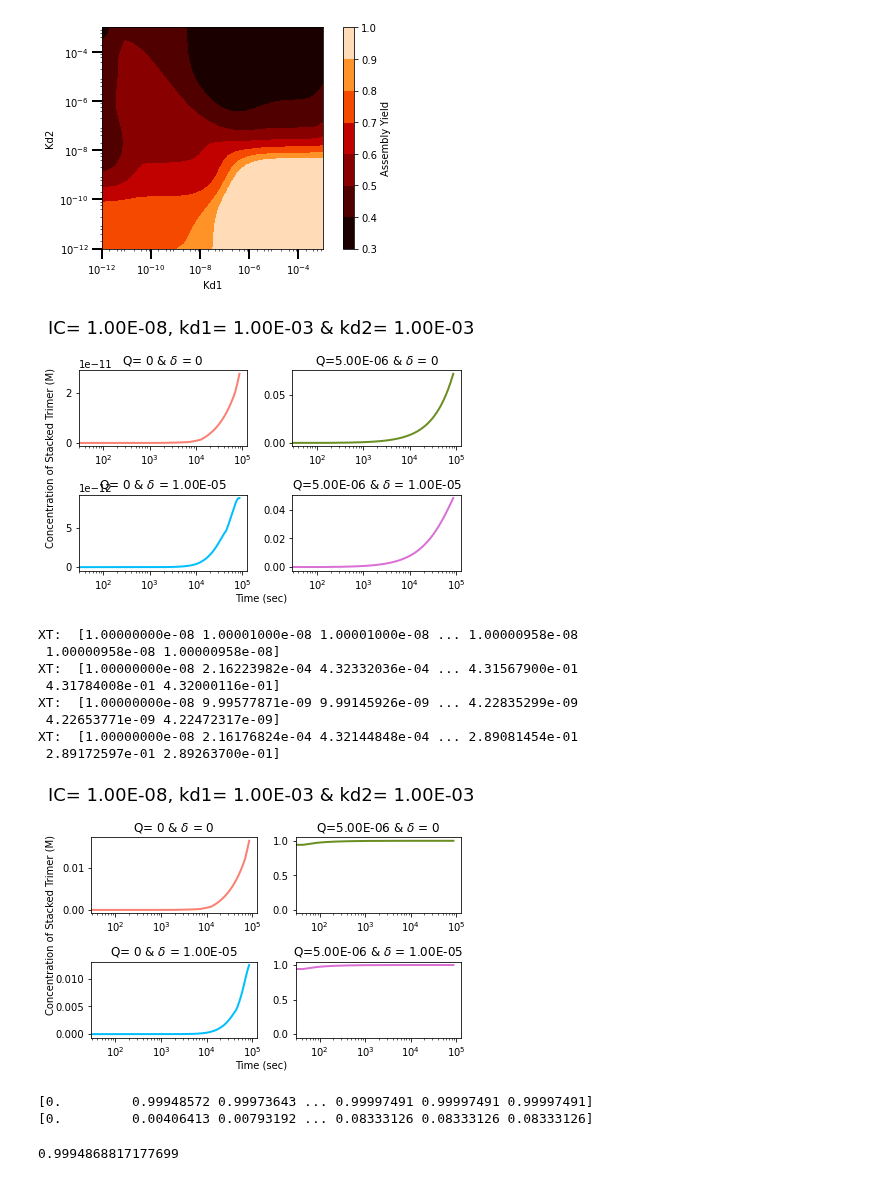
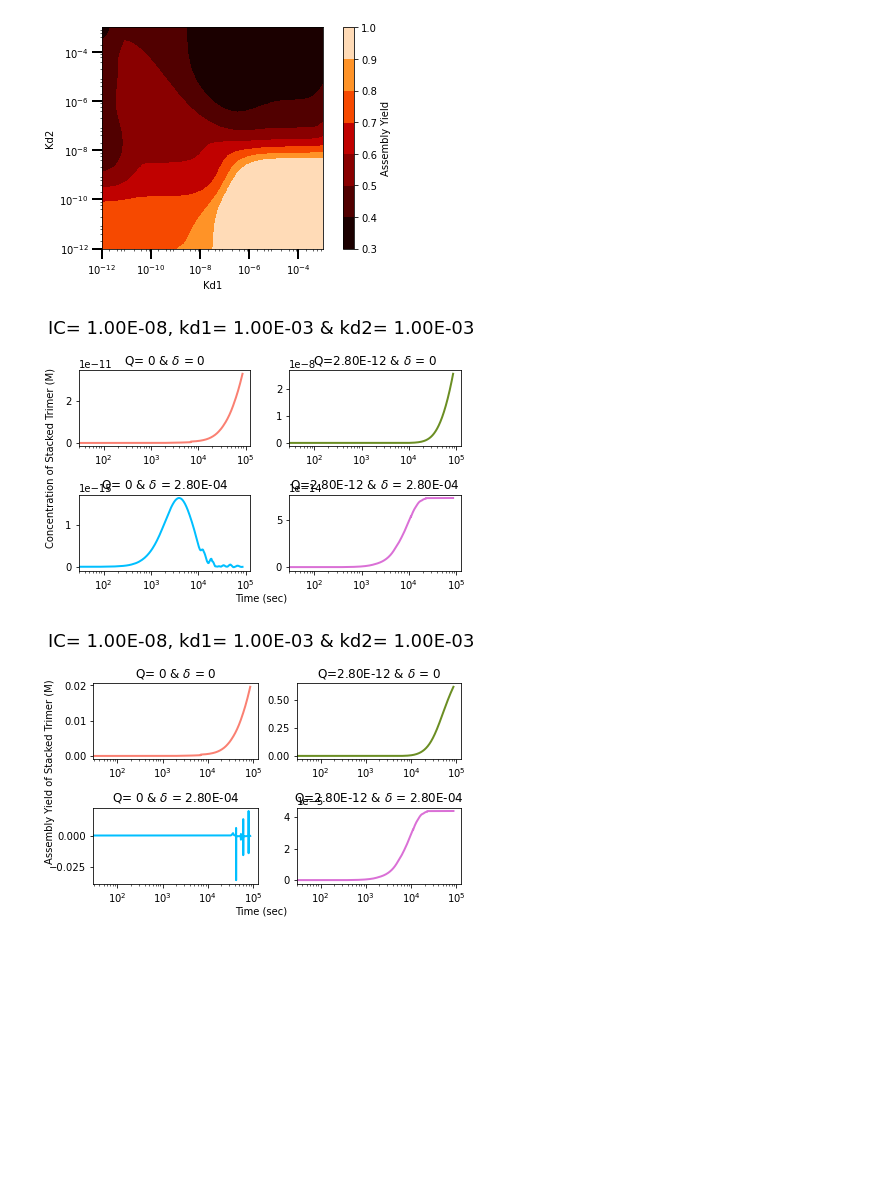
Before and after one commit to llagunes-324B21/Persephone_SR, a Jupyter notebook: April_2022/LL_SR_04_2022.ipynb, the cells around one changed output. Saved outputs shown, nothing was run; the diff lists cells and outputs as text; code cells hidden in the pictures; blank space fills up the shorter version.

```diff
--- a/April_2022/LL_SR_04_2022.ipynb
+++ b/April_2022/LL_SR_04_2022.ipynb
@@ -598,8 +628,8 @@ kd1 = 10**-3 # binding affinity WITHIN rings (intra)
 kd2 = 10**-3 # binding affinity BETWEEN rings (inter)
 
 # parameters to explore
-Q_main = 0.5*10**-5 # synthesis parameter term
-δ_main = 10**-5 # degradation parameter term
+δ_main = 2.8*10**-4 # degradation parameter term
+Q_main = IC_1*δ_main # synthesis parameter term
 # parameters for integration
 # To intgrate ODEs, we need a vector for time
 states_0 = [IC_1,0.0, 0.0,0.0, 0.0,0.0, 0.0,0.0, 0.0,0.0, 0.0,0.0]
@@ -611,22 +641,22 @@ t = np.linspace(0,tEnd,2000)
 # --- no synth or deg ---
 δ_1 = 0; Q_1 = 0 # synthesis rate parameter
 δ = δ_1; Q = Q_1
-solution_1 = odeint(stackedTrimer,states_0,t,rtol = 1e-10, atol = 1e-10)
+solution_1 = odeint(stackedTrimer,states_0,t,rtol = 1e-12, atol = 1e-12)
 
 # --- only synth ---
 δ_2 = 0; Q_2 = Q_main # synthesis rate parameter
 δ = δ_2; Q = Q_2
-solution_2 = odeint(stackedTrimer,states_0,t,rtol = 1e-10, atol = 1e-10)
+solution_2 = odeint(stackedTrimer,states_0,t,rtol = 1e-12, atol = 1e-12)
 
 # --- only deg ---
 δ_3 = δ_main; Q_3 = 0 # synthesis rate parameter
 δ = δ_3; Q = Q_3
-solution_3 = odeint(stackedTrimer,states_0,t,rtol = 1e-10, atol = 1e-10)
+solution_3 = odeint(stackedTrimer,states_0,t,rtol = 1e-12, atol = 1e-12)
 
 # --- both synth & deg ---
 δ_4 = δ_main; Q_4 = Q_main # synthesis rate parameter
 δ = δ_4; Q = Q_4
-solution_4 = odeint(stackedTrimer,states_0,t,rtol = 1e-10, atol = 1e-10)
+solution_4 = odeint(stackedTrimer,states_0,t,rtol = 1e-12, atol = 1e-12)
 
 # --- Plot time courses ---
 
@@ -661,7 +691,7 @@ fig.tight_layout()
 
 plt.savefig('synthDeg_tc_'+today+'.eps')
 # %% [output]
-[figure, old version]
+[figure, new version]
 # %%
 # ---------------------------------------------------
 # --- Assembly Yield w Synth/Deg ---
@@ -674,52 +704,32 @@ plt.savefig('synthDeg_tc_'+today+'.eps')
 # def calcAY_synthDeg(tVec,solution_mat)
 tVec = t;
 
 Yn_1= calcAY_tc_synthDeg(tVec,solution_1); Yn_2= calcAY_tc_synthDeg(tVec,solution_2);
 Yn_3= calcAY_tc_synthDeg(tVec,solution_3); Yn_4= calcAY_tc_synthDeg(tVec,solution_4);
 
 # Now plot AY time course
 # make the above a function and save then plot multiple time courses and export the 24hr mark one!
 fig, axs = plt.subplots(2, 2)
 axs[0, 0].semilogx(tVec,Yn_1,'-', color = 'salmon',linewidth=2)
 axs[0, 1].semilogx(tVec,Yn_2,'-', color = 'olivedrab',linewidth=2)
 axs[1, 0].semilogx(tVec,Yn_3,'-', color = 'deepskyblue',linewidth=2)
 axs[1, 1].semilogx(tVec,Yn_4,'-', color = 'orchid',linewidth=2)
 
 fig.suptitle('IC= '+ ICFormat+', kd1= '+ kd1format +' & kd2= '+ kd2format, fontsize=18)
 axs[0, 0].set_title("Q= 0 & $\delta$ = 0")
 axs[0, 1].set_title("Q="+Q_val_format+" & $\delta$ = 0")
 axs[1, 0].set_title("Q= 0 & $\delta$ = "+delta_val_format)
 axs[1, 1].set_title("Q="+Q_val_format+" & $\delta$ = "+delta_val_format)
 #axs[1, 0].set_xlabel('Time (sec)')
 
 fig.text(0.5, 0.005, 'Time (sec)', ha='center')
-fig.text(0.001, 0.5, 'Concentration of Stacked Trimer (M)', va='center', rotation='vertical')
+fig.text(0.001, 0.5, 'Assembly Yield of Stacked Trimer (M)', va='center', rotation='vertical')
 
 fig.tight_layout()
 #plt.show()
 
 plt.savefig('AY_synthDeg_tc_'+today+'.eps')
 
 #plt.savefig('LL_SR_AY_tc_synthDeg_'+today+'.eps')
 # %% [output]
-XT:  [1.00000000e-08 1.00001000e-08 1.00001000e-08 ... 1.00000958e-08
- 1.00000958e-08 1.00000958e-08]
-XT:  [1.00000000e-08 2.16223982e-04 4.32332036e-04 ... 4.31567900e-01
- 4.31784008e-01 4.32000116e-01]
-XT:  [1.00000000e-08 9.99577871e-09 9.99145926e-09 ... 4.22835299e-09
- 4.22653771e-09 4.22472317e-09]
-XT:  [1.00000000e-08 2.16176824e-04 4.32144848e-04 ... 2.89081454e-01
- 2.89172597e-01 2.89263700e-01]
-[figure, old version]
+[figure, new version]
-# %%
-print(Yn_4)
-
-
-print(xStkTrm_tps_4)
-
-
-6*0.00406413/2.43972987e-02
-# %% [output]
-[0.         0.99948572 0.99973643 ... 0.99997491 0.99997491 0.99997491]
-[0.         0.00406413 0.00793192 ... 0.08333126 0.08333126 0.08333126]
-0.9994868817177699
```
Also changed, not shown: parts of 4 cells of this notebook.
